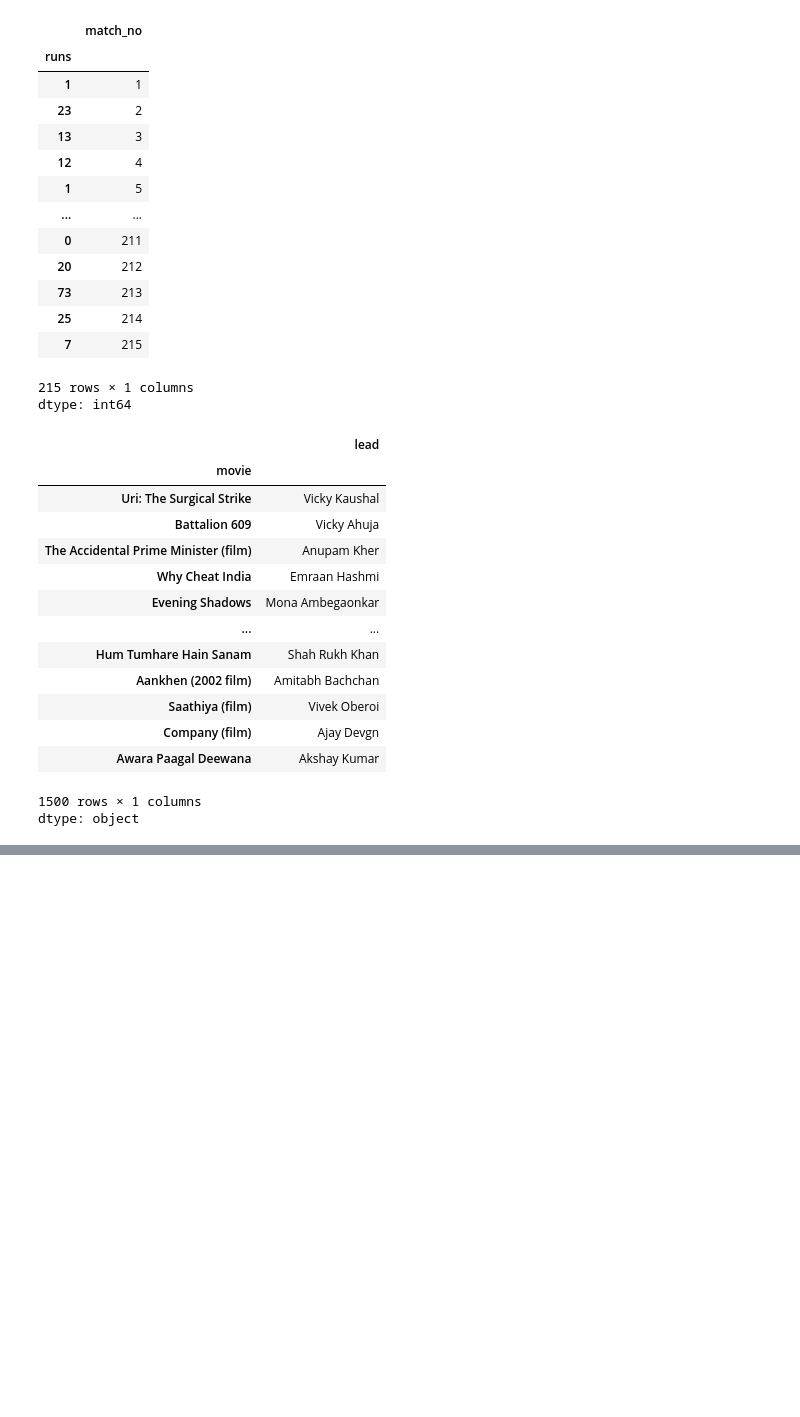
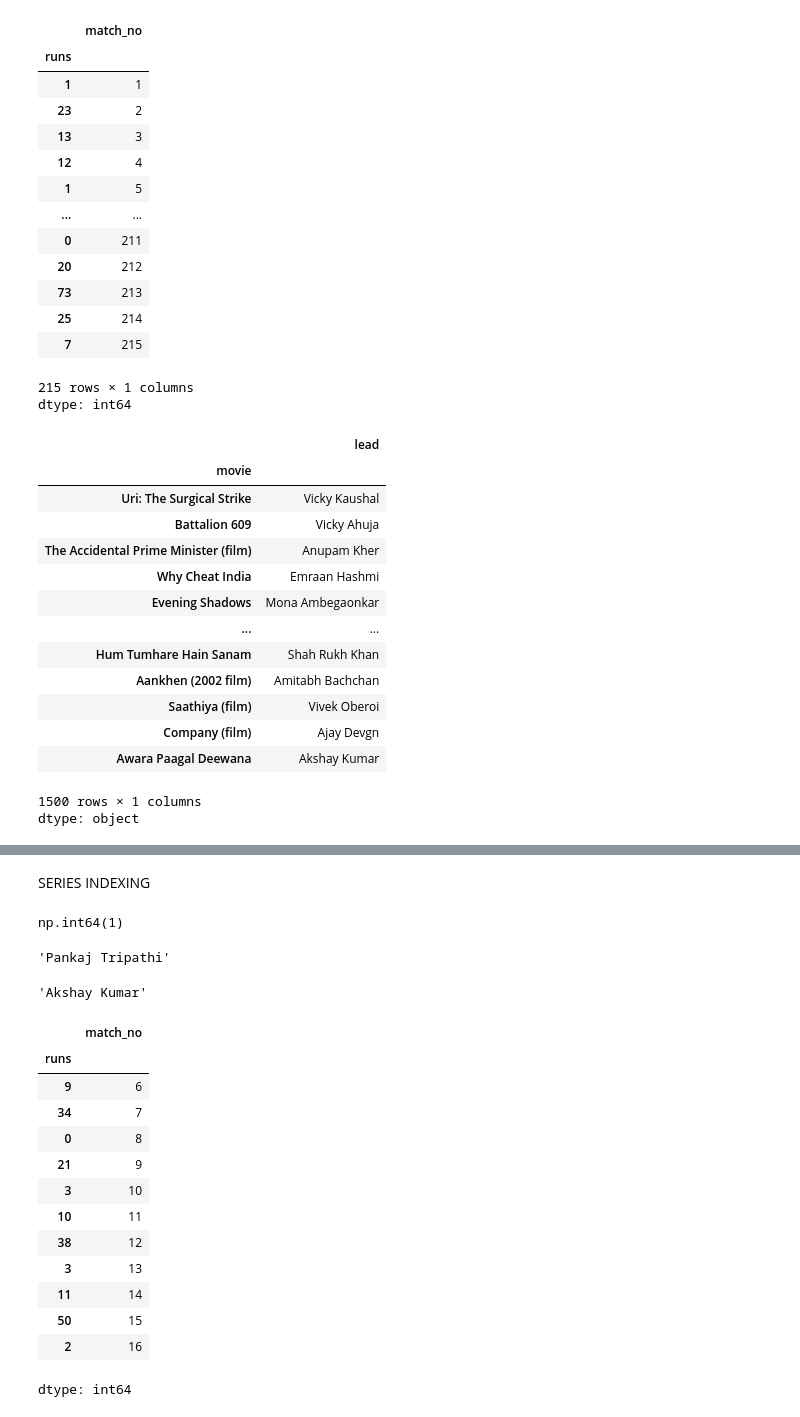
Before and after one commit to deepanshisahni1006-ops/learn-python-libraries, a Jupyter notebook: Pandas_Series.ipynb, the cells around one changed output, grey strips where cells are left out. Drawn from its saved outputs; the diff is of its cells as text; code cells hidden in the pictures; blank space fills up the shorter version.

```diff
--- a/Pandas_Series.ipynb
+++ b/Pandas_Series.ipynb
@@ -174,0 +329,36 @@ dtype: object
+# %% [markdown]
+SERIES INDEXING
+# %%
+# integer indexing
+x=pd.Series([1,2,3,4,5,6,7,8,9,10])
+x[0]
+# %% [output]
+np.int64(1)
+# %%
+movies['Global Baba']
+# %% [output]
+'Pankaj Tripathi'
+# %%
+# negative indexing
+# works only if indexes are strings
+movies[-1]
+# %% [output]
+'Akshay Kumar'
+# %%
+# slicing
+vk[5:16]
+# %% [output]
+|  | match_no |
+| runs |  |
+| 9 | 6 |
+| 34 | 7 |
+| 0 | 8 |
+| 21 | 9 |
+| 3 | 10 |
+| 10 | 11 |
+| 38 | 12 |
+| 3 | 13 |
+| 11 | 14 |
+| 50 | 15 |
+| 2 | 16 |
+dtype: int64
```
Also changed, not shown: parts of 33 cells of this notebook.
